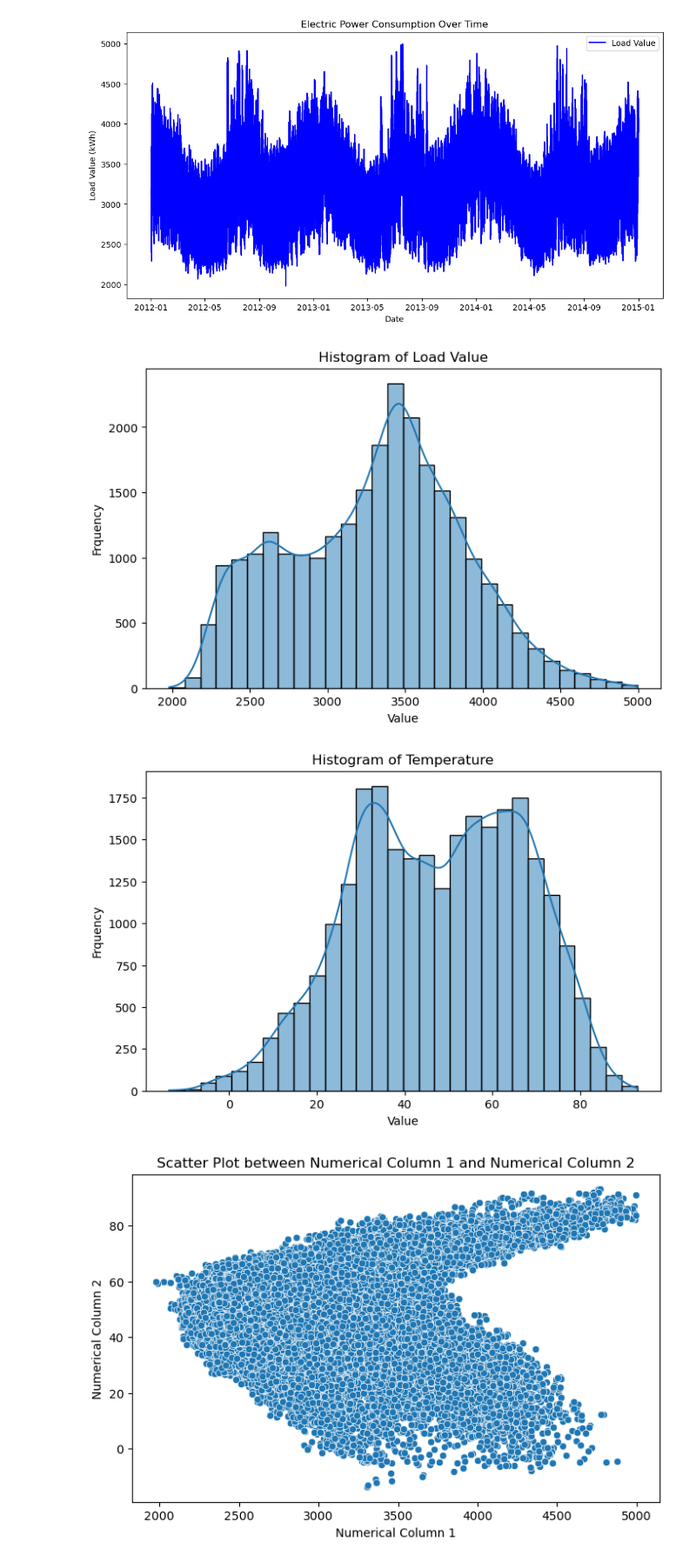
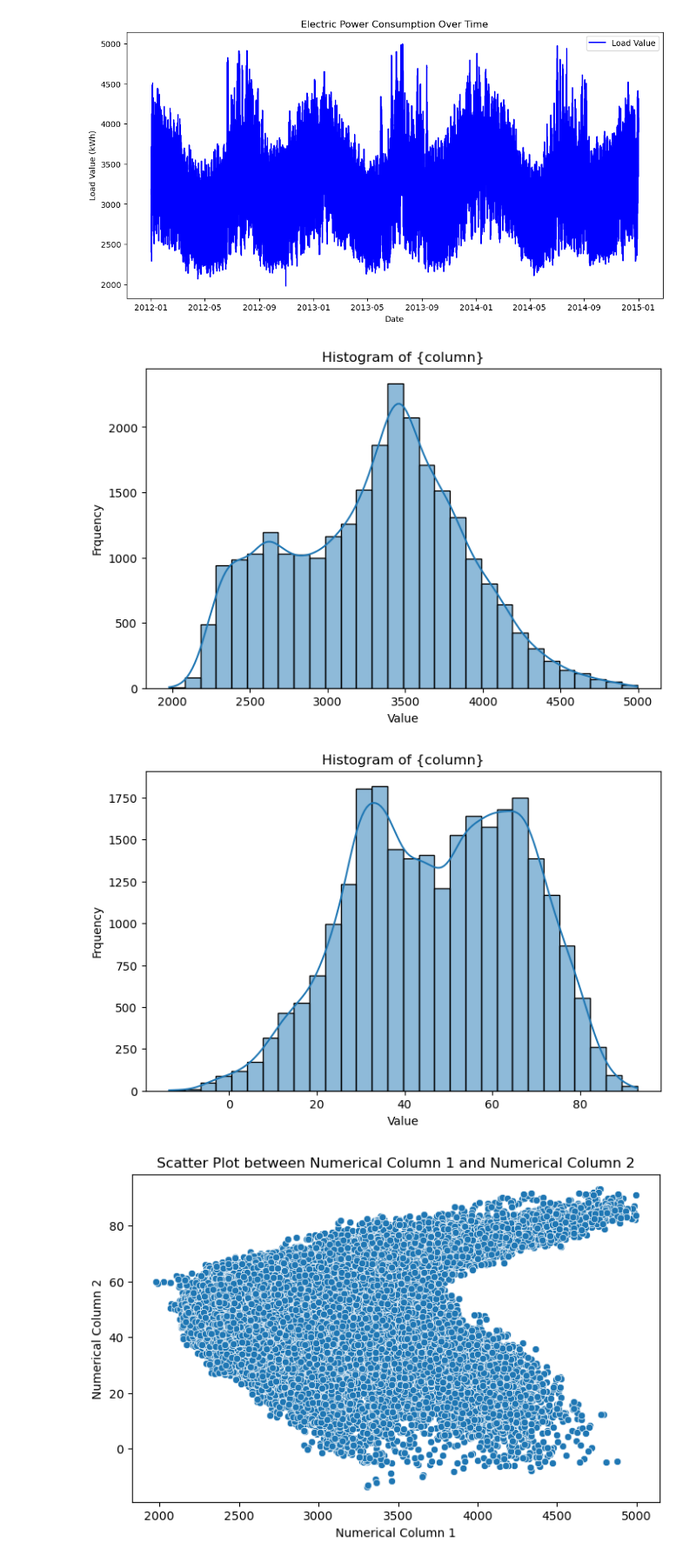
Before and after one commit to valerio1221/Minnd, a Jupyter notebook: t2.ipynb, the cells around one changed output. Shown: that part at 87% size. Cells and saved outputs as stored; diff of their text form; code cells hidden in the pictures.

```diff
--- a/t2.ipynb
+++ b/t2.ipynb
@@ -264,15 +263,15 @@ plt.show()
 # %%
 # Univariate Visualization
 for column in df.columns:
     plt.figure(figsize=(8,5))
     sns.histplot(df[column], bins=30, kde=True)
-    plt.title('Histogram of ' + column)
+    plt.title('Histogram of {column}')
     plt.xlabel('Value')
     plt.ylabel('Frquency')
     plt.show()
 # %% [output]
-[figure, old version]
+[figure, new version]
-[figure, old version]
+[figure, new version]
 # %%
 # Scatter plot for two numerical columns
 plt.figure(figsize=(8, 5))
```
Also changed, not shown: parts of 5 cells of this notebook.
